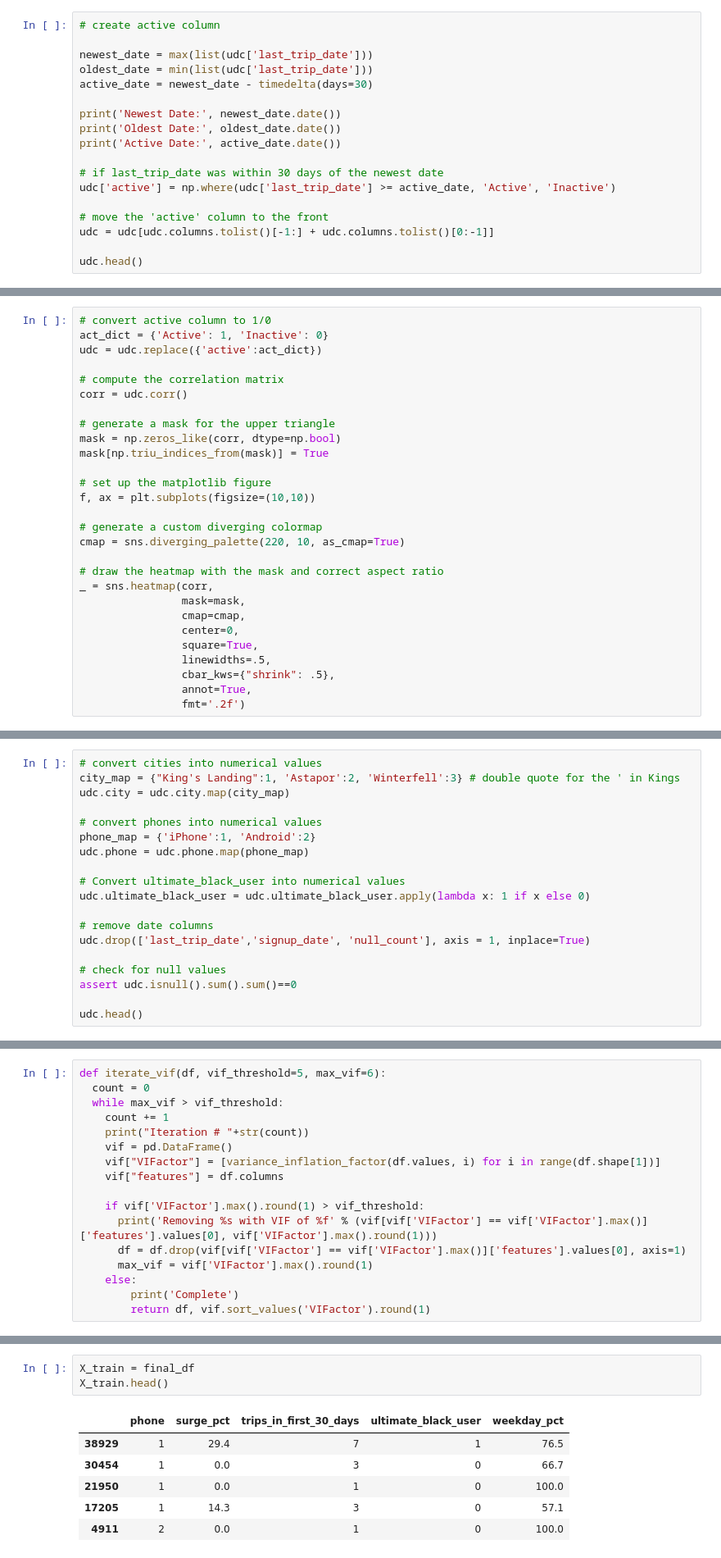
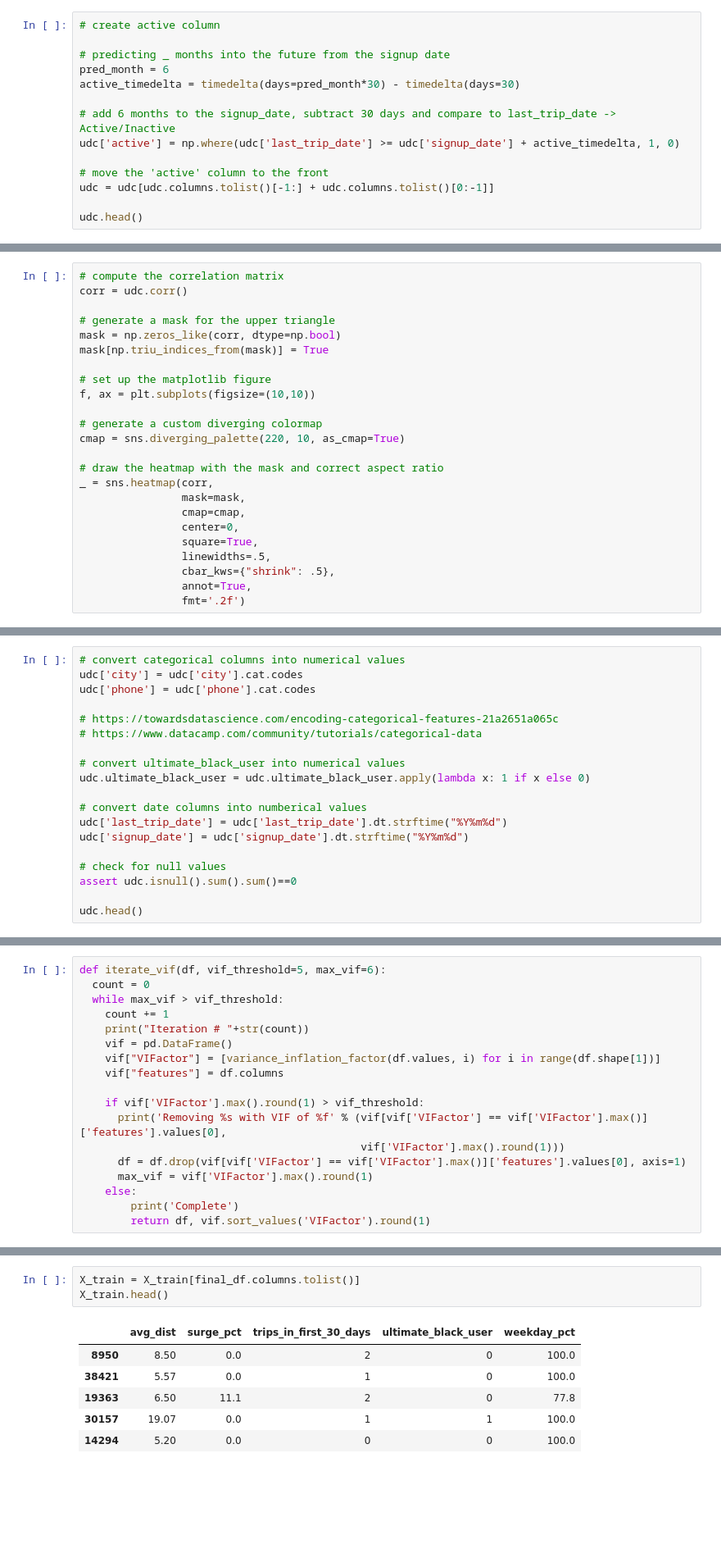
Before and after one commit to milesin3d/Springboard-MiniProjects, a Jupyter notebook: Ultimate Technologies Inc/Utimate_Technologies_Inc.ipynb, the cells around one changed output, grey strips where cells are left out. Shown at 82% size. Saved outputs shown, nothing was run; the diff lists cells and outputs as text; blank space fills up the shorter version.

```diff
--- a/Ultimate Technologies Inc/Utimate_Technologies_Inc.ipynb
+++ b/Ultimate Technologies Inc/Utimate_Technologies_Inc.ipynb
@@ -428,16 +424,12 @@ However, a toll bridge, with a two­way toll, between the two cities causes driv
 # %%
 # create active column
 
-newest_date = max(list(udc['last_trip_date']))
-oldest_date = min(list(udc['last_trip_date']))
-active_date = newest_date - timedelta(days=30)
+# predicting _ months into the future from the signup date
+pred_month = 6
+active_timedelta = timedelta(days=pred_month*30) - timedelta(days=30)
 
-print('Newest Date:', newest_date.date())
-print('Oldest Date:', oldest_date.date())
-print('Active Date:', active_date.date())
-
-# if last_trip_date was within 30 days of the newest date
-udc['active'] = np.where(udc['last_trip_date'] >= active_date, 'Active', 'Inactive')
+# add 6 months to the signup_date, subtract 30 days and compare to last_trip_date -> Active/Inactive
+udc['active'] = np.where(udc['last_trip_date'] >= udc['signup_date'] + active_timedelta, 1, 0)
 
 # move the 'active' column to the front
 udc = udc[udc.columns.tolist()[-1:] + udc.columns.tolist()[0:-1]]
@@ -522,10 +511,6 @@ The data is in the attached file Ultimate_data_challenge.json. See below for a d
 # %% [markdown]
 ## Correlation Matrix
 # %%
-# convert active column to 1/0
-act_dict = {'Active': 1, 'Inactive': 0}
-udc = udc.replace({'active':act_dict})
-
 # compute the correlation matrix
 corr = udc.corr()
 
@@ -564,19 +553,19 @@ With an initial look at the data through the correlation plot for determining if
 # %% [markdown]
 ### Convert Column Values into Numerical Values
 # %%
-# convert cities into numerical values
-city_map = {"King's Landing":1, 'Astapor':2, 'Winterfell':3} # double quote for the ' in Kings
-udc.city = udc.city.map(city_map)
+# convert categorical columns into numerical values
+udc['city'] = udc['city'].cat.codes
+udc['phone'] = udc['phone'].cat.codes
 
-# convert phones into numerical values
-phone_map = {'iPhone':1, 'Android':2}
-udc.phone = udc.phone.map(phone_map)
+# https://towardsdatascience.com/encoding-categorical-features-21a2651a065c
+# https://www.datacamp.com/community/tutorials/categorical-data
 
-# Convert ultimate_black_user into numerical values
+# convert ultimate_black_user into numerical values
 udc.ultimate_black_user = udc.ultimate_black_user.apply(lambda x: 1 if x else 0)
 
-# remove date columns
-udc.drop(['last_trip_date','signup_date', 'null_count'], axis = 1, inplace=True)
+# convert date columns into numberical values
+udc['last_trip_date'] = udc['last_trip_date'].dt.strftime("%Y%m%d")
+udc['signup_date'] = udc['signup_date'].dt.strftime("%Y%m%d")
 
 # check for null values
 assert udc.isnull().sum().sum()==0
@@ -848,7 +836,8 @@ def iterate_vif(df, vif_threshold=5, max_vif=6):
     vif["features"] = df.columns
 
     if vif['VIFactor'].max().round(1) > vif_threshold:
-      print('Removing %s with VIF of %f' % (vif[vif['VIFactor'] == vif['VIFactor'].max()]['features'].values[0], vif['VIFactor'].max().round(1)))
+      print('Removing %s with VIF of %f' % (vif[vif['VIFactor'] == vif['VIFactor'].max()]['features'].values[0],
+                                            vif['VIFactor'].max().round(1)))
       df = df.drop(vif[vif['VIFactor'] == vif['VIFactor'].max()]['features'].values[0], axis=1)
       max_vif = vif['VIFactor'].max().round(1)
     else:
@@ -874,15 +863,15 @@ final_df.head()
 # %% [markdown]
 ## Final Training and Test Sets
 # %%
-X_train = final_df
+X_train = X_train[final_df.columns.tolist()]
 X_train.head()
 # %% [output]
-|  | phone | surge_pct | trips_in_first_30_days | ultimate_black_user | weekday_pct |
-| 38929 | 1 | 29.4 | 7 | 1 | 76.5 |
-| 30454 | 1 | 0.0 | 3 | 0 | 66.7 |
-| 21950 | 1 | 0.0 | 1 | 0 | 100.0 |
-| 17205 | 1 | 14.3 | 3 | 0 | 57.1 |
-| 4911 | 2 | 0.0 | 1 | 0 | 100.0 |
+|  | avg_dist | surge_pct | trips_in_first_30_days | ultimate_black_user | weekday_pct |
+| 8950 | 8.50 | 0.0 | 2 | 0 | 100.0 |
+| 38421 | 5.57 | 0.0 | 1 | 0 | 100.0 |
+| 19363 | 6.50 | 11.1 | 2 | 0 | 77.8 |
+| 30157 | 19.07 | 0.0 | 1 | 1 | 100.0 |
+| 14294 | 5.20 | 0.0 | 0 | 0 | 100.0 |
 # %%
 X_test = X_test[final_df.columns.tolist()]
 X_test.head()
```
Also changed, not shown: parts of 52 cells of this notebook.
